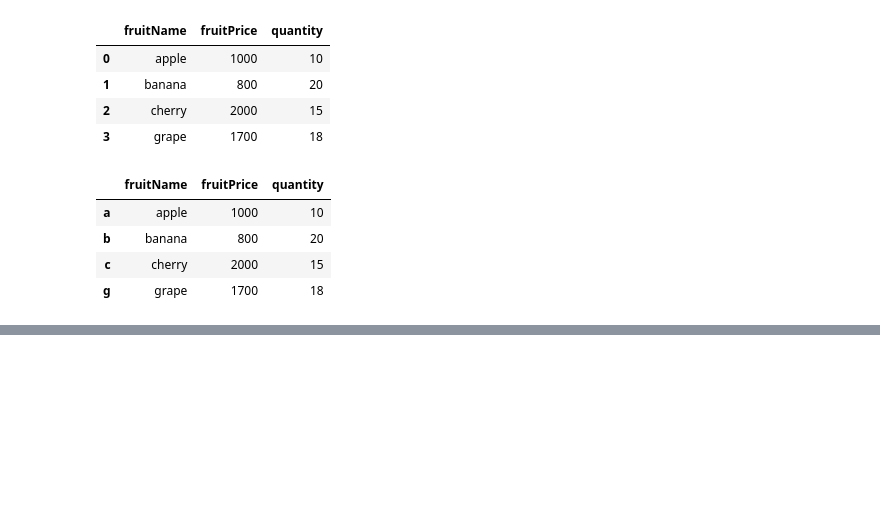
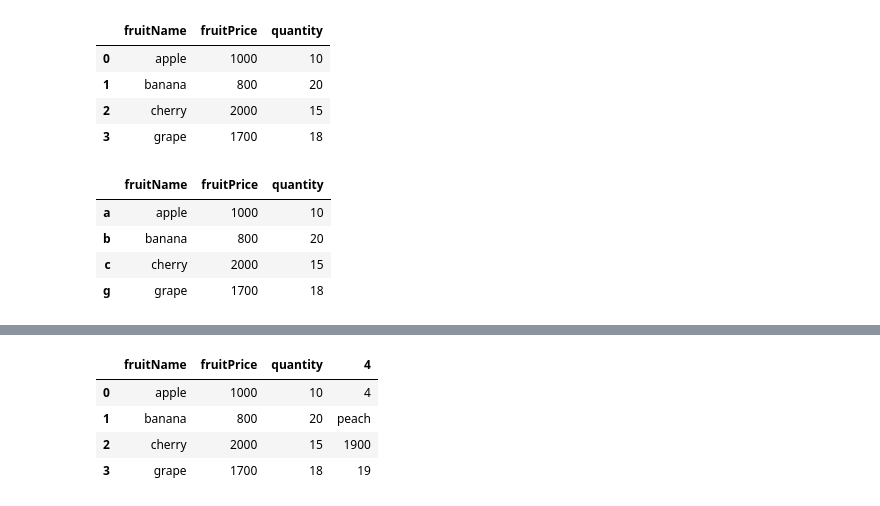
Before and after one commit to Alex4386-vault/artificial-intelligence-for-dummies, a Jupyter notebook: 03.Data Analysis and Visualization/Pandas.ipynb, the cells around one changed output, grey strips where cells are left out. Saved outputs shown, nothing was run; the diff lists cells and outputs as text; code cells hidden in the pictures; blank space fills up the shorter version.

```diff
--- a/03.Data Analysis and Visualization/Pandas.ipynb
+++ b/03.Data Analysis and Visualization/Pandas.ipynb
@@ -235,0 +325,3 @@ fruitFrame
+# %%
+fruitFrame.index = np.arange(0,4)
+fruitFrame
@@ -235,0 +334,9 @@ fruitFrame
+# %%
+fruitFrame[4] = [4, 'peach', 1900, 19]
+fruitFrame
+# %% [output]
+|  | fruitName | fruitPrice | quantity | 4 |
+| 0 | apple | 1000 | 10 | 4 |
+| 1 | banana | 800 | 20 | peach |
+| 2 | cherry | 2000 | 15 | 1900 |
+| 3 | grape | 1700 | 18 | 19 |
```
Also changed, not shown: parts of 25 cells of this notebook, 1 other file.
